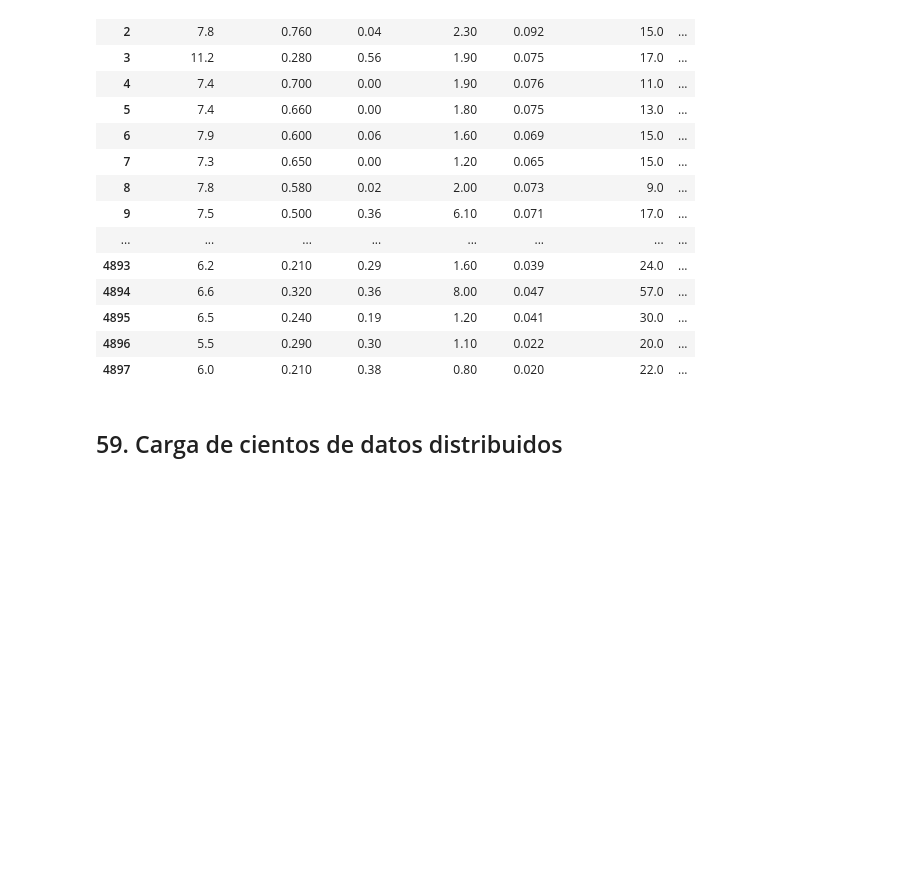
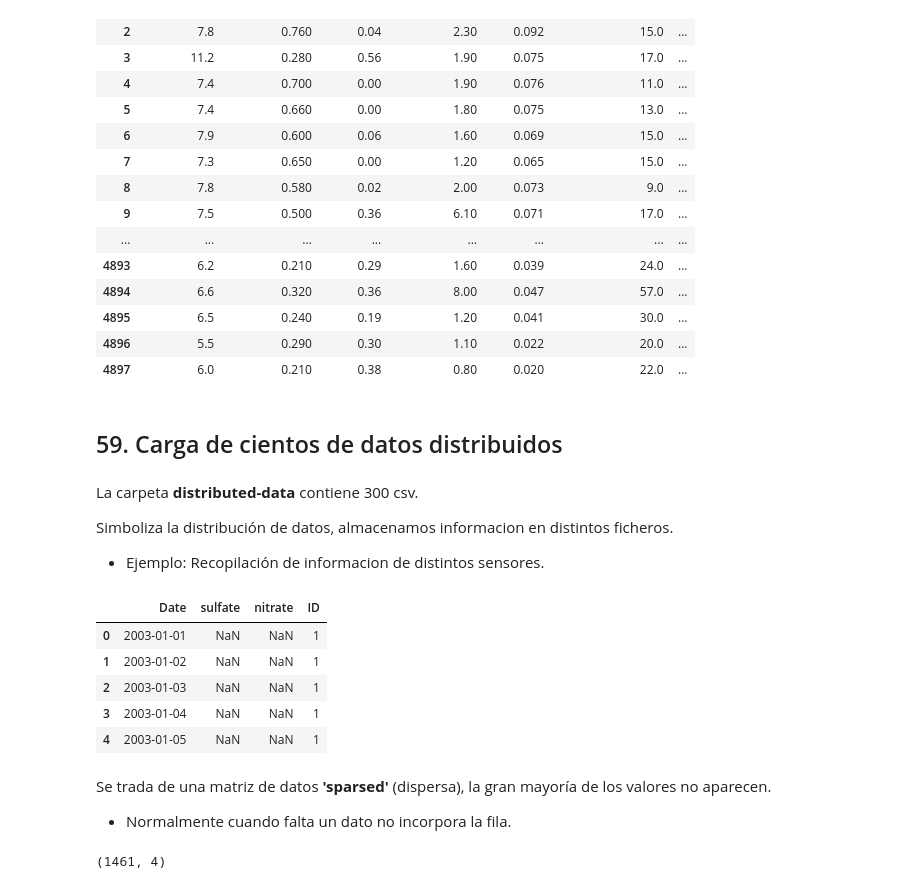
Before and after one commit to SPoVi/DataScience_Python, a Jupyter notebook: notebooks/T2 - Data Cleaning/T2 - 4 - Data Cleaning - Concatenación de datos - Jupyter.ipynb, the cells around one changed output. Drawn from its saved outputs; the diff is of its cells as text; code cells hidden in the pictures; blank space fills up the shorter version.

Commit message:
Update - T2 - 4 - Data Cleaning - Concatenación de datos - jupyter 59. Carga de cientos de datos distribuidos

```diff
--- a/notebooks/T2 - Data Cleaning/T2 - 4 - Data Cleaning - Concatenación de datos - Jupyter.ipynb
+++ b/notebooks/T2 - Data Cleaning/T2 - 4 - Data Cleaning - Concatenación de datos - Jupyter.ipynb
@@ -106,3 +106,32 @@ wine_scramble
 | 4897 | 6.0 | 0.210 | 0.38 | 0.80 | 0.020 | 22.0 | ... |
 # %% [markdown]
 ## 59. Carga de cientos de datos distribuidos
+# %% [markdown]
+La carpeta __distributed-data__ contiene 300 csv.
+
+Simboliza la distribución de datos, almacenamos informacion en distintos ficheros.
+- Ejemplo: Recopilación de informacion de distintos sensores.
+# %%
+# Read path
+read_mainpath = "/Users/snopv/PycharmProjects/DataScience_Python/datasets/distributed-data"
+file = "001.csv"
+
+read_fullpath = read_mainpath + "/" + file
+
+data = pd.read_csv(read_fullpath)
+data.head()
+# %% [output]
+|  | Date | sulfate | nitrate | ID |
+| 0 | 2003-01-01 | NaN | NaN | 1 |
+| 1 | 2003-01-02 | NaN | NaN | 1 |
+| 2 | 2003-01-03 | NaN | NaN | 1 |
+| 3 | 2003-01-04 | NaN | NaN | 1 |
+| 4 | 2003-01-05 | NaN | NaN | 1 |
+# %% [markdown]
+Se trada de una matriz de datos __'sparsed'__ (dispersa), la gran mayoría de los valores no aparecen.
+- Normalmente cuando falta un dato no incorpora la fila.
+# %%
+# Información de 4 años -> 1462 días
+data.shape
+# %% [output]
+(1461, 4)
```
Also changed, not shown: parts of 5 cells of this notebook.
